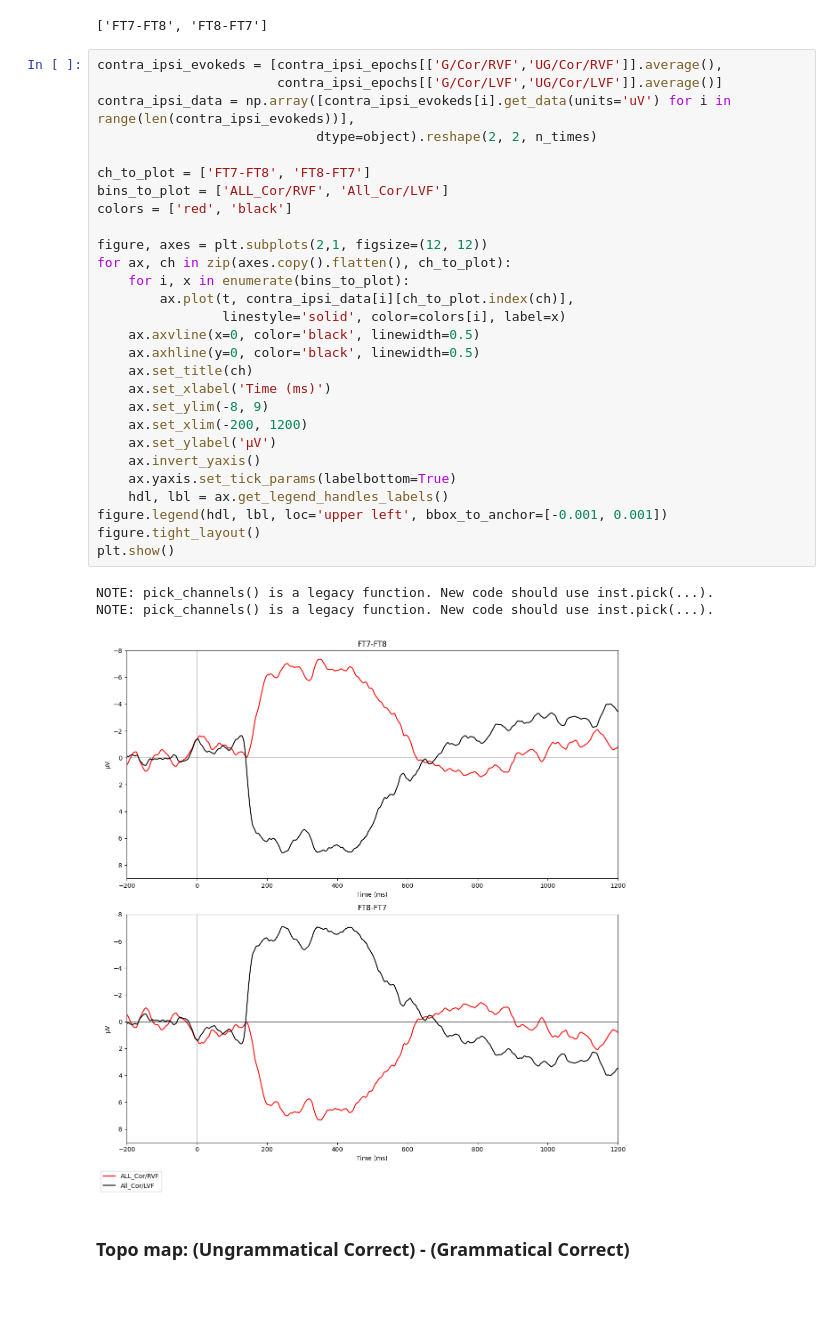
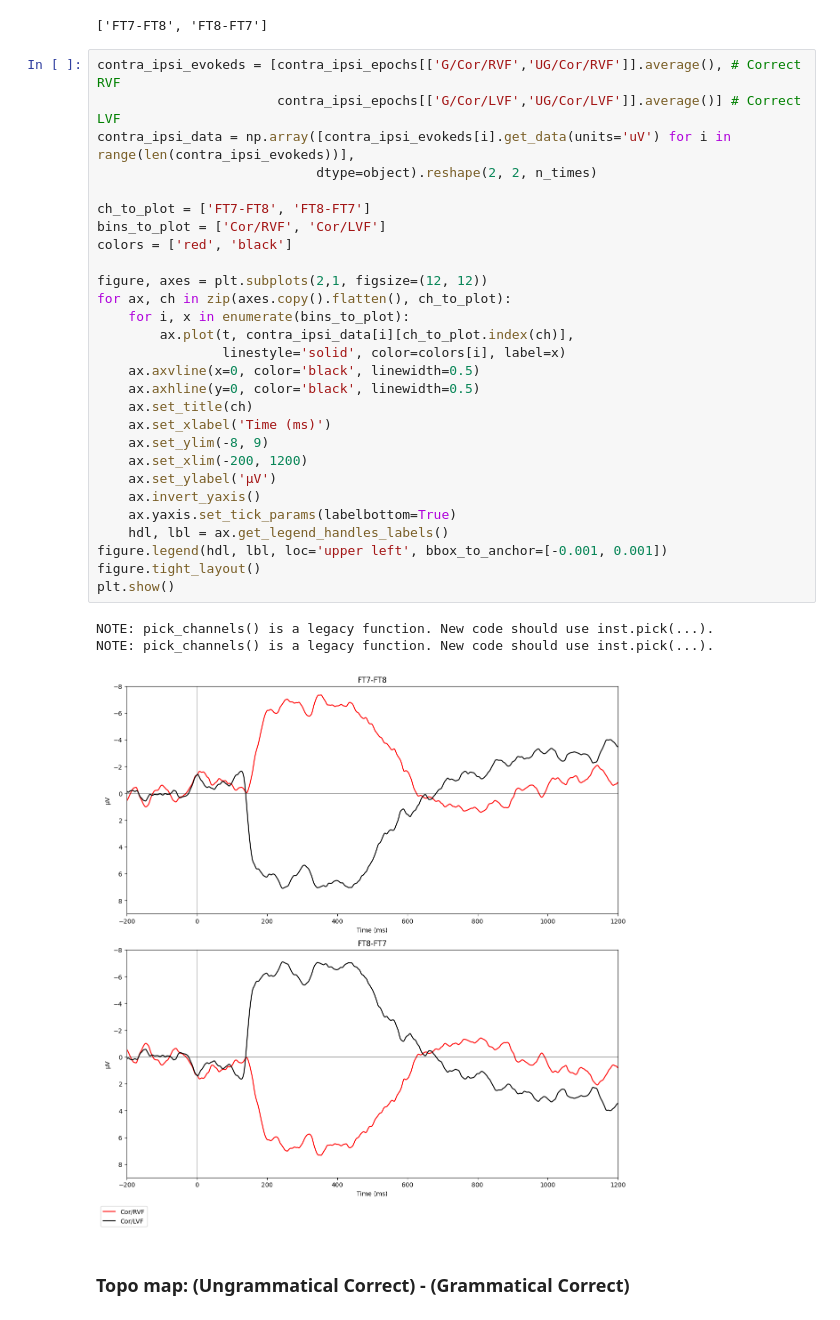
Before and after one commit to amandalin047/ERP_2023Fall, a Jupyter notebook: diff_waves/diff_waves_and_topo.ipynb, the cells around one changed output. Saved outputs shown, nothing was run; the diff lists cells and outputs as text.

```diff
--- a/diff_waves/diff_waves_and_topo.ipynb
+++ b/diff_waves/diff_waves_and_topo.ipynb
@@ -154,36 +154,36 @@ No baseline correction applied
 0 projection items activated
 ['FT7-FT8', 'FT8-FT7']
 # %%
-contra_ipsi_evokeds = [contra_ipsi_epochs[['G/Cor/RVF','UG/Cor/RVF']].average(),
-                       contra_ipsi_epochs[['G/Cor/LVF','UG/Cor/LVF']].average()]
+contra_ipsi_evokeds = [contra_ipsi_epochs[['G/Cor/RVF','UG/Cor/RVF']].average(), # Correct RVF
+                       contra_ipsi_epochs[['G/Cor/LVF','UG/Cor/LVF']].average()] # Correct LVF
 contra_ipsi_data = np.array([contra_ipsi_evokeds[i].get_data(units='uV') for i in range(len(contra_ipsi_evokeds))],
                             dtype=object).reshape(2, 2, n_times)
 
 ch_to_plot = ['FT7-FT8', 'FT8-FT7']
-bins_to_plot = ['ALL_Cor/RVF', 'All_Cor/LVF']
+bins_to_plot = ['Cor/RVF', 'Cor/LVF']
 colors = ['red', 'black']
 
 figure, axes = plt.subplots(2,1, figsize=(12, 12))
 for ax, ch in zip(axes.copy().flatten(), ch_to_plot):
     for i, x in enumerate(bins_to_plot):
         ax.plot(t, contra_ipsi_data[i][ch_to_plot.index(ch)],
                 linestyle='solid', color=colors[i], label=x)
     ax.axvline(x=0, color='black', linewidth=0.5)
     ax.axhline(y=0, color='black', linewidth=0.5)
     ax.set_title(ch)
     ax.set_xlabel('Time (ms)')
     ax.set_ylim(-8, 9)
     ax.set_xlim(-200, 1200)
     ax.set_ylabel('µV')
     ax.invert_yaxis()
     ax.yaxis.set_tick_params(labelbottom=True)
     hdl, lbl = ax.get_legend_handles_labels()
 figure.legend(hdl, lbl, loc='upper left', bbox_to_anchor=[-0.001, 0.001])
 figure.tight_layout()
 plt.show()
 # %% [output]
 NOTE: pick_channels() is a legacy function. New code should use inst.pick(...).
 NOTE: pick_channels() is a legacy function. New code should use inst.pick(...).
-[figure, old version]
+[figure, new version]
 # %% [markdown]
 ### Topo map: (Ungrammatical Correct) - (Grammatical Correct)
```
